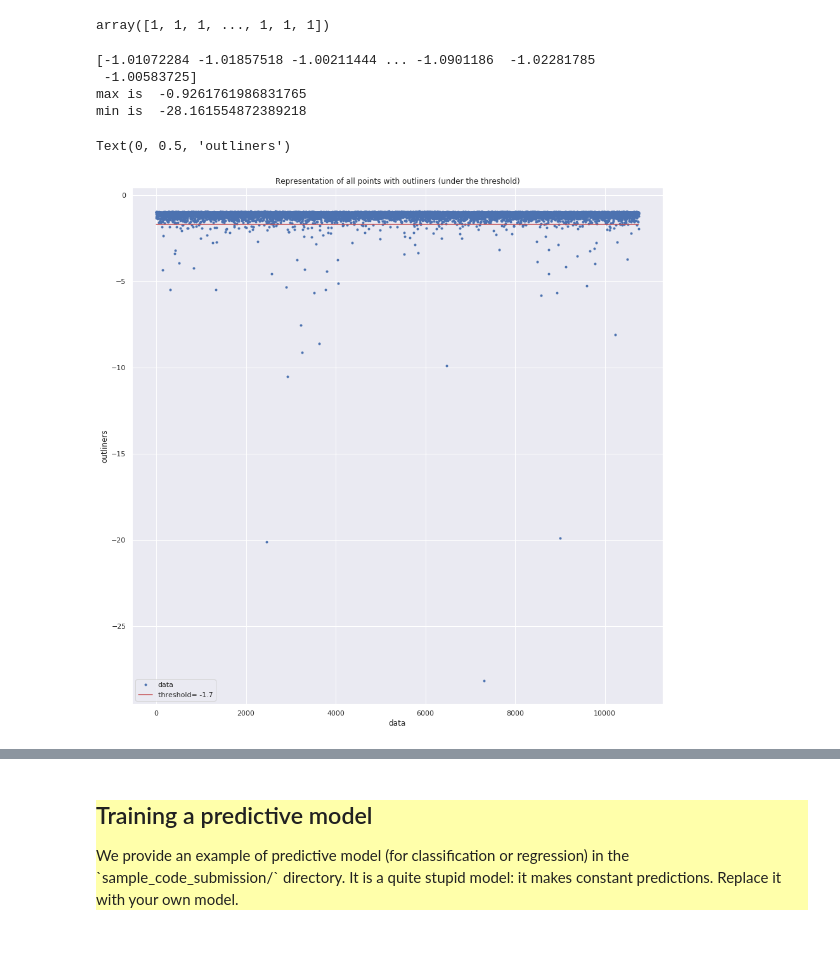
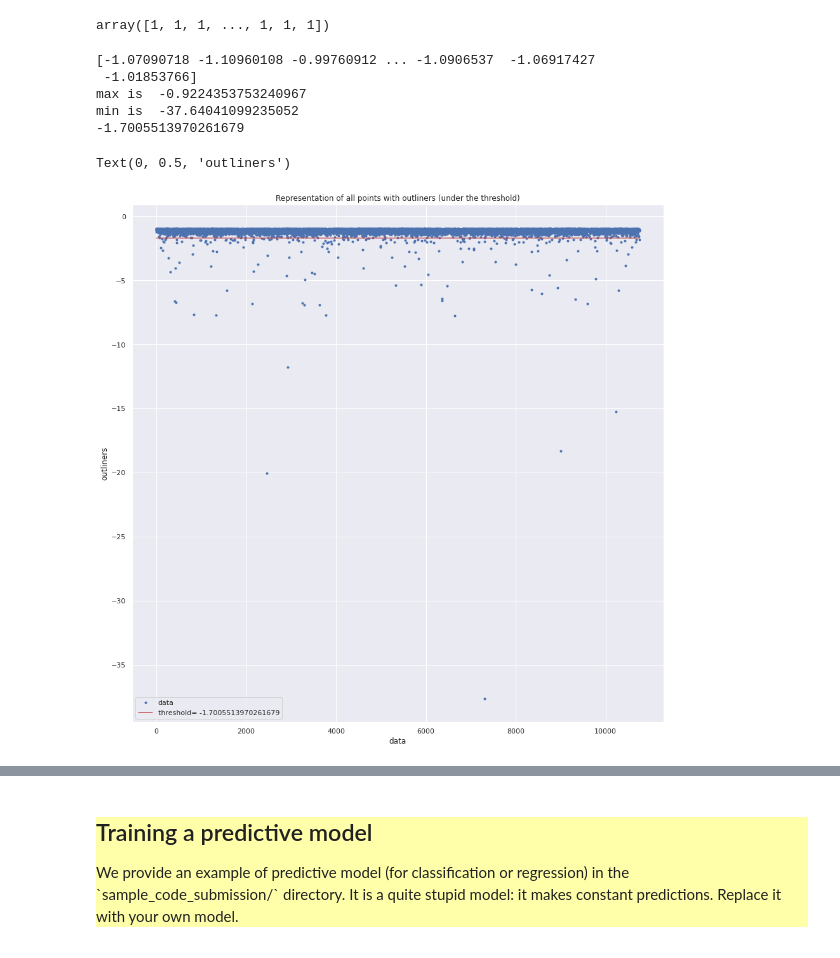
Before and after one commit to George-Marchment/OCEAN, a Jupyter notebook: starting_kit/README_preprocessing.ipynb, the cells around one changed output, grey strips where cells are left out. Drawn from its saved outputs; the diff is of its cells as text; code cells hidden in the pictures.

Commit message:
add functions for best threshold selection

```diff
--- a/starting_kit/README_preprocessing.ipynb
+++ b/starting_kit/README_preprocessing.ipynb
@@ -480,6 +458,26 @@ No handles with labels found to put in legend.
 0.02 a l'air d'être le meilleur rapport vitesse qualite. On peut donc se servir de SelectKBest en mettant 175 en paramètre.
 # %% [markdown]
 ## Feature Selection [SelectKBest](https://scikit-learn.org/stable/modules/generated/sklearn.feature_selection.SelectKBest.html)
+# %%
+def _featureselectionfit(x,y):
+    score, pvalue = chi2(x,y)
+    thresholds = np.linspace(0, 1, 1000)
+    res = np.zeros(len(thresholds))
+    for i, threshold in enumerate(thresholds):
+        k = 0
+        for l in pvalue:
+            if(l < threshold):
+                k += 1
+        res[i] = k
+        if i > 1 and res[i] - res[i - 1] < 1:
+            return threshold
+
+    k = 0
+    for i in pvalue:
+        if(i < threshold):
+            k += 1
+
+    print("best number of features (with threshold = {}) is {}".format(threshold, k))
 # %%
 import numpy as np
 from sklearn.feature_selection import SelectKBest
@@ -488,7 +486,8 @@ from sklearn.feature_selection import chi2
 fig, ax = plt.subplots(2,1, figsize=(20,10))
 
 ###
-threshold = 0.008
+threshold = _featureselectionfit(D.data['X_train'],D.data['Y_train'])
+print(threshold)
 ###
 
 score, pvalue = chi2(D.data['X_train'], D.data['Y_train'])[0],  chi2(D.data['X_train'], D.data['Y_train'])[1]
@@ -496,7 +495,6 @@ score, pvalue = chi2(D.data['X_train'], D.data['Y_train'])[0],  chi2(D.data['X_t
 ax[0].plot(pvalue,'b.' , label="p-values of each feature")
 ax[0].plot(threshold*np.ones(len(score)), 'r', label="threshold= {}".format(threshold))
 ax[1].plot(score,'b.' , label="chi2 statistics of each feature")
-
 ax[0].legend()
 ax[1].legend()
 ax[0].set_title("For each feature, the p-value is calculated")
@@ -553,30 +552,43 @@ print(D.data['X_test'].shape)
 import numpy as np
 from sklearn.neighbors import LocalOutlierFactor
 X = D.data['X_train']
-clf = LocalOutlierFactor(n_neighbors=7)
+clf = LocalOutlierFactor()
 clf.fit_predict(X)
 # %% [output]
 array([1, 1, 1, ..., 1, 1, 1])
+# %%
+def _removeOutlinersFit(X):
+    clf = LocalOutlierFactor()
+    clf.fit_predict(X)
+    arr = clf.negative_outlier_factor_.copy()
+    thresholds = np.flip(np.sort(arr))
+    diff = (max(arr) - min(arr))/4000.
+    for i, th in enumerate(thresholds):
+        if i > 10 and abs(thresholds[i]-thresholds[i-1]) > diff:
+            return th
+    print("error")
 # %%
 print(clf.negative_outlier_factor_)
 print("max is ", max(clf.negative_outlier_factor_))
 print("min is ", min(clf.negative_outlier_factor_))
 
-threshold = -1.7
-
+#threshold = -1.7
+threshold = _removeOutlinersFit(D.data['X_train'])
+print(threshold)
 fig, ax = plt.subplots(1,1, figsize=(15,15))
 ax.plot(clf.negative_outlier_factor_,'b.' , label="data")
 ax.plot(threshold*np.ones(X.shape[0]),'r' ,label="threshold= {}".format(threshold))
 ax.legend()
 ax.set_title("Representation of all points with outliners (under the threshold)")
 ax.set_xlabel("data")
 ax.set_ylabel("outliners")
 # %% [output]
-[-1.01072284 -1.01857518 -1.00211444 ... -1.0901186  -1.02281785
- -1.00583725]
-max is  -0.9261761986831765
-min is  -28.161554872389218
+[-1.07090718 -1.10960108 -0.99760912 ... -1.0906537  -1.06917427
+ -1.01853766]
+max is  -0.9224353753240967
+min is  -37.64041099235052
+-1.7005513970261679
 Text(0, 0.5, 'outliners')
-[figure, old version]
+[figure, new version]
 # %%
 # save all indexes where clf.negative_outlier_factor_ is under the threshold
```
Also changed, not shown: parts of 17 cells of this notebook.
